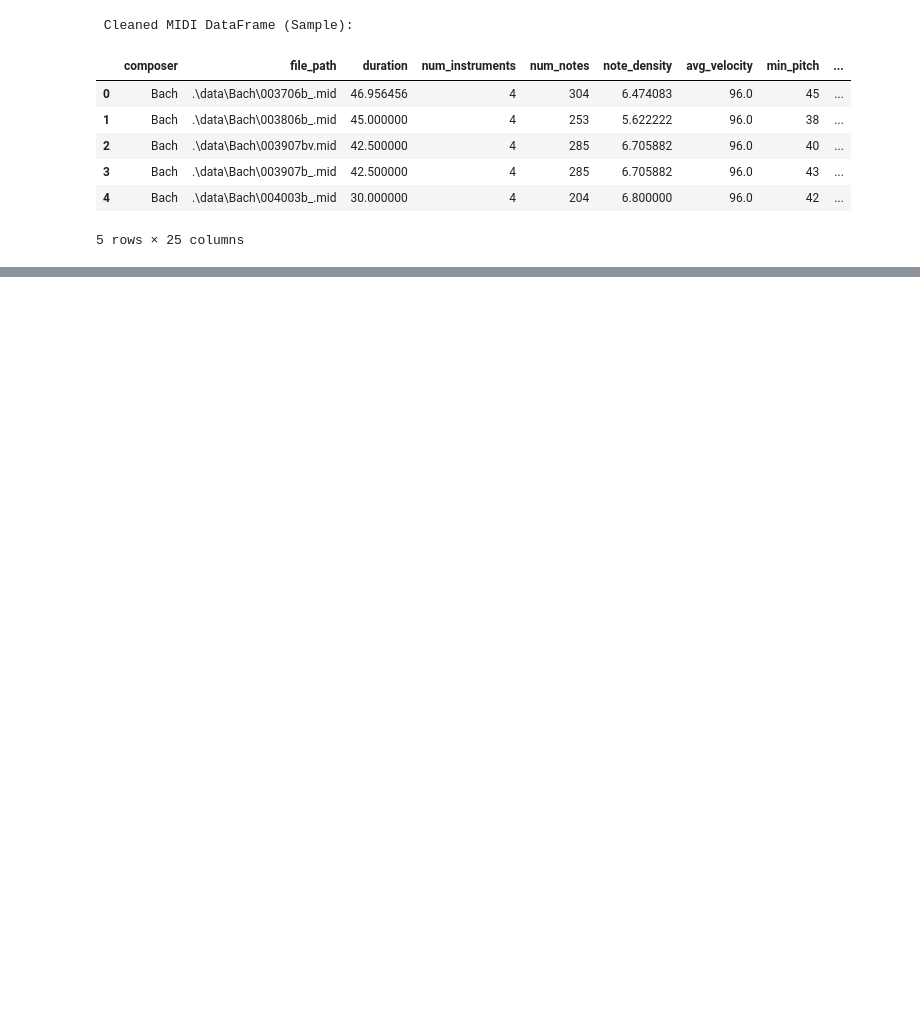
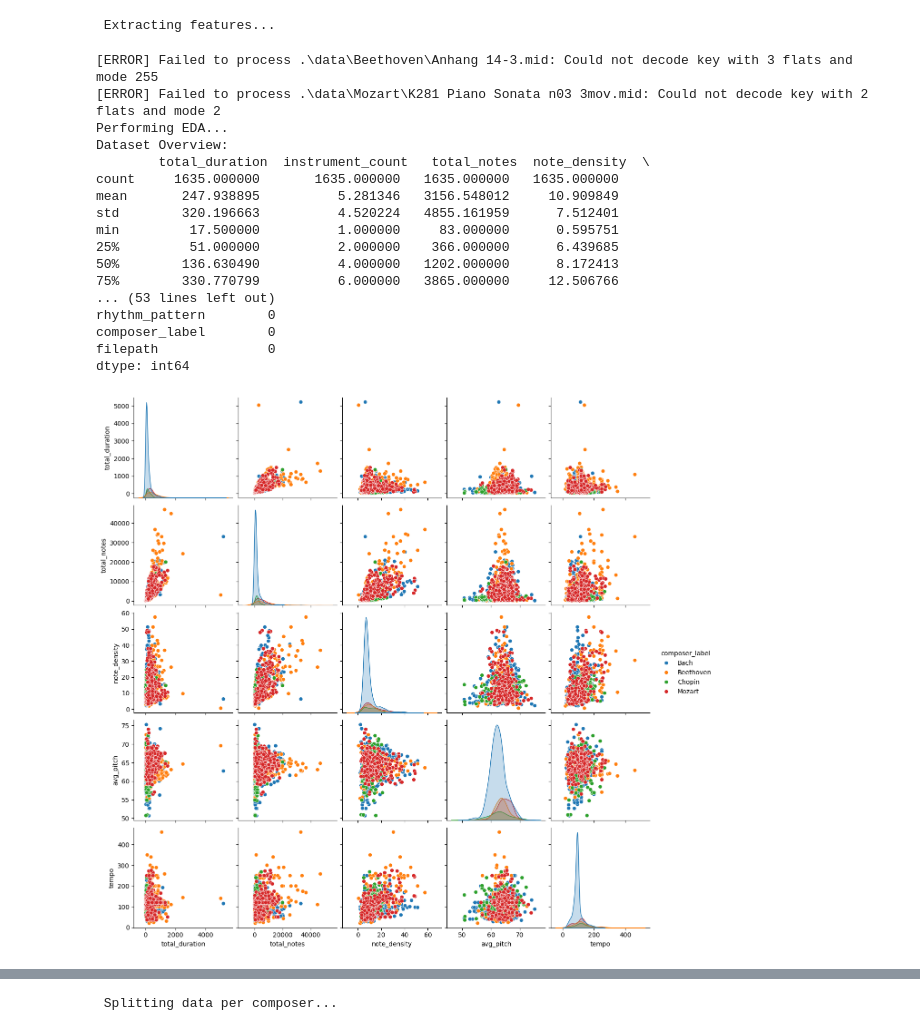
Before and after one commit to realtommypoole/AAI-511-Team-7-Compo-Identi, a Jupyter notebook: final_project.ipynb, the cells around one changed output, grey strips where cells are left out. Drawn from its saved outputs; the diff is of its cells as text; code cells hidden in the pictures; blank space fills up the shorter version.

Commit message:
EDA/ model training / CNN / XGBoost / lstm / RandomForest
EDA/ model training / CNN / XGBoost / lstm / RandomForest

```diff
--- a/final_project.ipynb
+++ b/final_project.ipynb
@@ -34,6 +22,7 @@ from sklearn.model_selection import train_test_split
 # %%
 DATA_DIR  = os.path.join('.', 'data')
 COMPOSERS = ['Bach', 'Beethoven', 'Chopin', 'Mozart']
+SUPPORTED_EXT = ('.mid', '.midi')
 # %%
 #path = kagglehub.dataset_download("blanderbuss/midi-classic-music")
 #print("Path to dataset files:", path)
@@ -253,13 +28,0 @@ Sample Records:
-# %%
-df_midi_clean = preprocess_data(df_midi)
-print("\n Cleaned MIDI DataFrame (Sample):")
-display(df_midi_clean.head())
-# %% [output]
- Cleaned MIDI DataFrame (Sample):
-|  | composer | file_path | duration | num_instruments | num_notes | note_density | avg_velocity | min_pitch | ... |
-| 0 | Bach | .\data\Bach\003706b_.mid | 46.956456 | 4 | 304 | 6.474083 | 96.0 | 45 | ... |
-| 1 | Bach | .\data\Bach\003806b_.mid | 45.000000 | 4 | 253 | 5.622222 | 96.0 | 38 | ... |
-| 2 | Bach | .\data\Bach\003907bv.mid | 42.500000 | 4 | 285 | 6.705882 | 96.0 | 40 | ... |
-| 3 | Bach | .\data\Bach\003907b_.mid | 42.500000 | 4 | 285 | 6.705882 | 96.0 | 43 | ... |
-| 4 | Bach | .\data\Bach\004003b_.mid | 30.000000 | 4 | 204 | 6.800000 | 96.0 | 42 | ... |
-5 rows × 25 columns
@@ -265,0 +749,50 @@ display(df_midi_clean.head())
+# %%
+# -----------------------------
+# Feature Extraction
+# -----------------------------
+print(" Extracting features...")
+
+# Calls the function to extract both statistical and sequence features from MIDI files.
+# It processes the dataset under DATA_DIR for the specified composers.
+# Output: DataFrame where each row corresponds to a MIDI file with extracted features.
+df_full_features = gather_features_across_composers(DATA_DIR, COMPOSERS, 5000)
+
+
+# -----------------------------
+# EDA (Exploratory Data Analysis)
+# -----------------------------
+print("Performing EDA...")
+
+# Runs exploratory analysis to visualize feature distributions and check for missing data.
+# This helps you understand data balance, outliers, and feature relationships before modeling.
+run_exploratory_data_analysis(df_full_features)
+
+
+# -----------------------------
+# Data Split
+# -----------------------------
+print(" Splitting data per composer...")
+
+# Performs stratified split into train and test sets by composer.
+# Ensures that all composers are equally represented in both train and test data.
+train_data_df, test_data_df = stratified_split_by_composer(df_full_features)
+# %% [output]
+ Extracting features...
+[ERROR] Failed to process .\data\Beethoven\Anhang 14-3.mid: Could not decode key with 3 flats and mode 255
+[ERROR] Failed to process .\data\Mozart\K281 Piano Sonata n03 3mov.mid: Could not decode key with 2 flats and mode 2
+Performing EDA...
+Dataset Overview:
+        total_duration  instrument_count   total_notes  note_density  \
+count     1635.000000       1635.000000   1635.000000   1635.000000
+mean       247.938895          5.281346   3156.548012     10.909849
+std        320.196663          4.520224   4855.161959      7.512401
+min         17.500000          1.000000     83.000000      0.595751
+25%         51.000000          2.000000    366.000000      6.439685
+50%        136.630490          4.000000   1202.000000      8.172413
+75%        330.770799          6.000000   3865.000000     12.506766
+... (53 lines left out)
+rhythm_pattern        0
+composer_label        0
+filepath              0
+dtype: int64
+[figure, added]
@@ -265,0 +801 @@ display(df_midi_clean.head())
+ Splitting data per composer...
```
Also changed, not shown: parts of 13 cells of this notebook.
